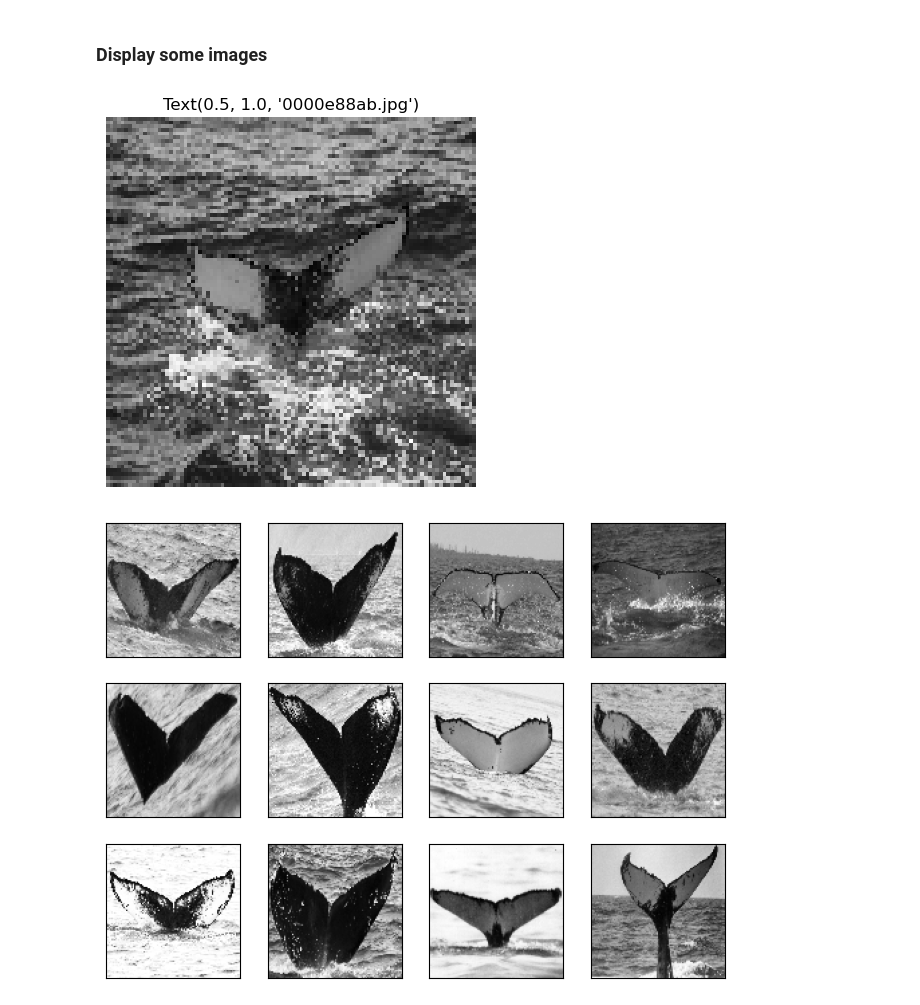
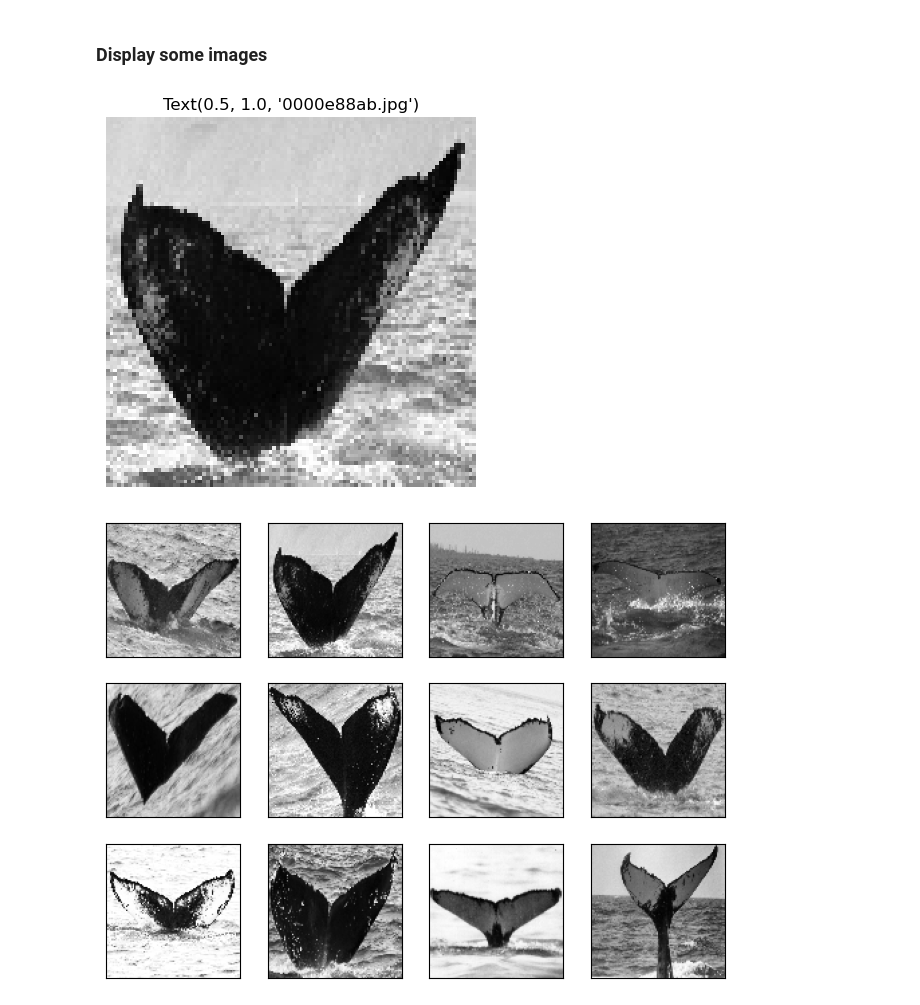
Before and after one commit to AngelV129/Whales-kaggle-data, a Jupyter notebook: Whales_project.ipynb, the cells around one changed output. Saved outputs shown, nothing was run; the diff lists cells and outputs as text; code cells hidden in the pictures.

```diff
--- a/Whales_project.ipynb
+++ b/Whales_project.ipynb
@@ -170,18 +192,19 @@ def prepareImages(train, shape, path):
     count = 0
 
     # helpful link: https://www.tensorflow.org/api_docs/python/tf/keras/utils/img_to_array
-    for fig in train['Image']:
+    for i in train['Image']:
+        # print(fig)
 
         #load images into images of size 100x100x3
         # helpful link: https://www.tensorflow.org/api_docs/python/tf/keras/utils/load_img
-        img = image.load_img("./"+path+"/"+fig, target_size=(100, 100, 3))
+        img = image.load_img("./"+path+"/"+i, target_size=(100, 100, 3))
         x = image.img_to_array(img)
         x = preprocess_input(x)
         # print(x)
 
         X_train[count] = x
-        if (count%500 == 0):
-            print("Processing image: ", count+1, ", ", fig)
+        if (count < 10):
+            print("Image:", i, "processed")
         count += 1
 
     return X_train
@@ -245,13 +261,13 @@ print(X_train.shape)
 # %%
 
 # https://stackoverflow.com/questions/40557910/plt-plot-meaning-of-0-and-1
 # print(X_train[2][:,:])
-plt.imshow(X_train[0][:,:,0], cmap="gray")
+plt.imshow(X_train[2][:,:,0], cmap="gray")
 plt.title(plt.title(train_df.iloc[0,0]))
 plt.axis("off")
 plt.show()
 # %% [output]
-[figure, old version]
+[figure, new version]
 # %%
 fig = plt.figure(figsize=(8, 8 ), dpi=100,facecolor='w', edgecolor='k')
 train_imgs = os.listdir("./train/")
```
Also changed, not shown: parts of 18 cells of this notebook, 2 other files.
